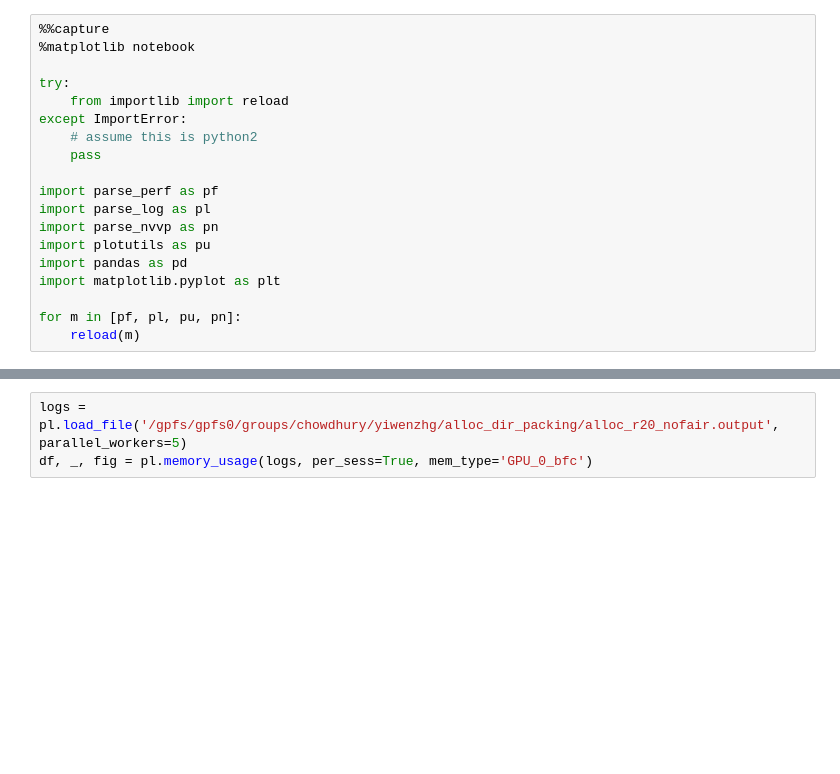
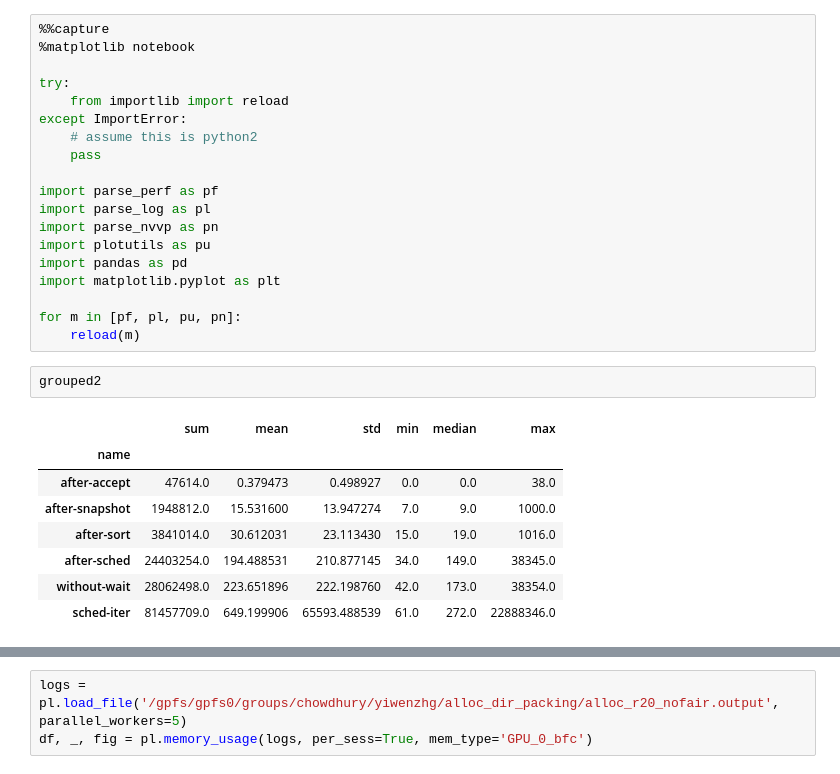
Before and after one commit to SymbioticLab/Salus, a Jupyter notebook: scripts/perf_analysis.ipynb, the cells around one changed output, grey strips where cells are left out. Drawn from its saved outputs; the diff is of its cells as text; blank space fills up the shorter version.

```diff
--- a/scripts/perf_analysis.ipynb
+++ b/scripts/perf_analysis.ipynb
@@ -17,3 +17,14 @@ import matplotlib.pyplot as plt
 
 for m in [pf, pl, pu, pn]:
     reload(m)
+# %%
+grouped2
+# %% [output]
+|  | sum | mean | std | min | median | max |
+| name |  |  |  |  |  |  |
+| after-accept | 47614.0 | 0.379473 | 0.498927 | 0.0 | 0.0 | 38.0 |
+| after-snapshot | 1948812.0 | 15.531600 | 13.947274 | 7.0 | 9.0 | 1000.0 |
+| after-sort | 3841014.0 | 30.612031 | 23.113430 | 15.0 | 19.0 | 1016.0 |
+| after-sched | 24403254.0 | 194.488531 | 210.877145 | 34.0 | 149.0 | 38345.0 |
+| without-wait | 28062498.0 | 223.651896 | 222.198760 | 42.0 | 173.0 | 38354.0 |
+| sched-iter | 81457709.0 | 649.199906 | 65593.488539 | 61.0 | 272.0 | 22888346.0 |
```
Also changed, not shown: parts of 9 cells of this notebook, 1 other file.
